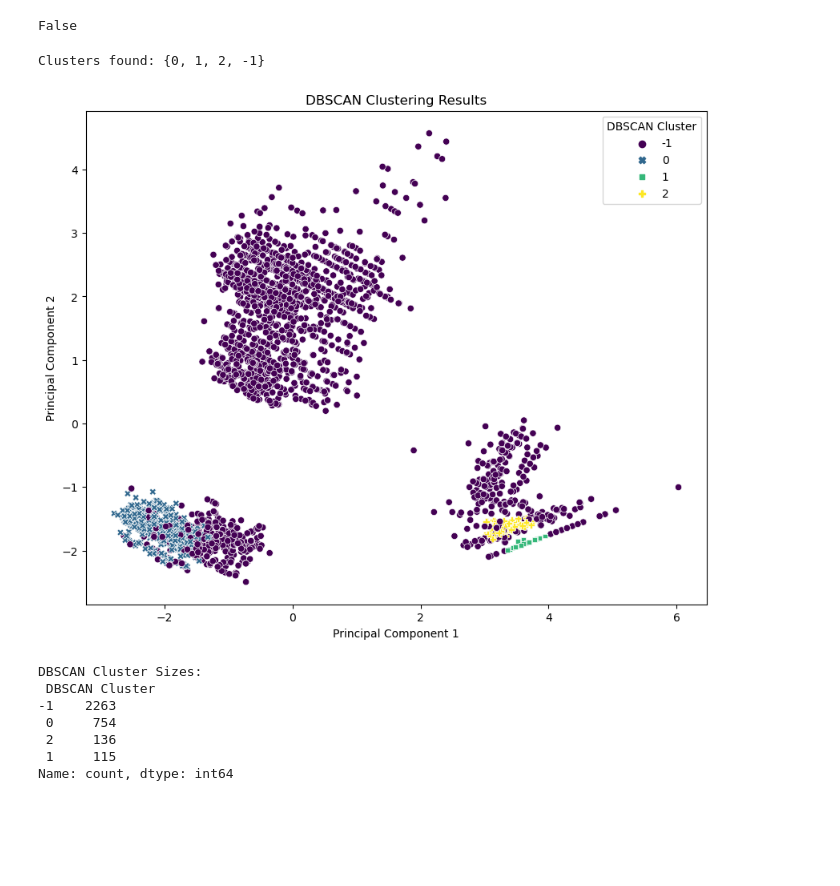
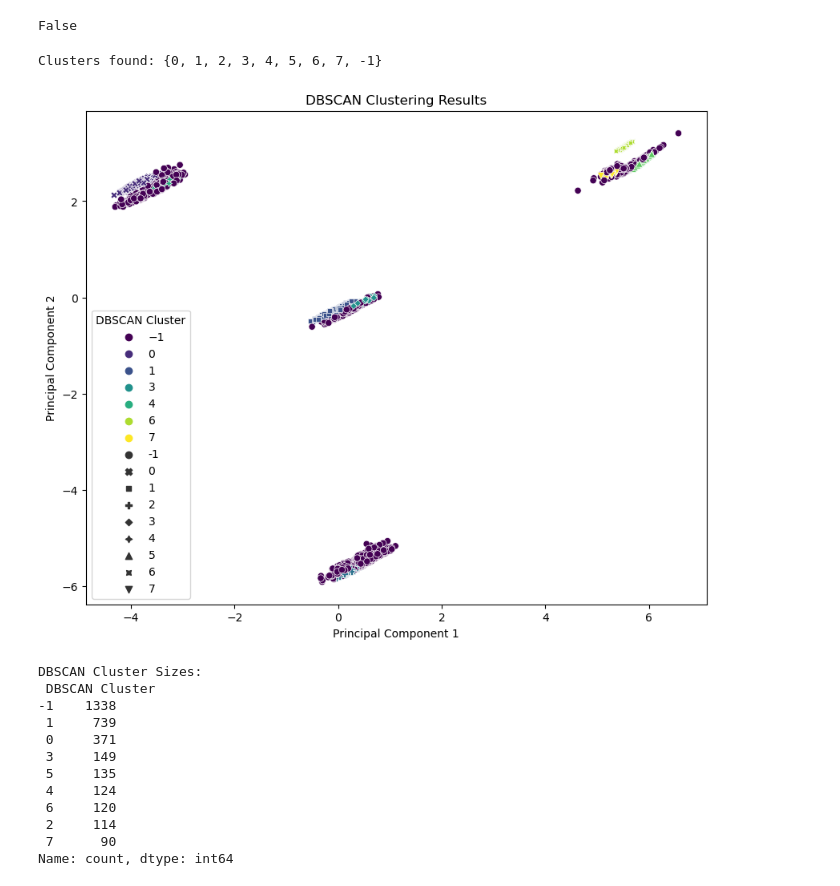
Before and after one commit to ravsssh/SneakersClustering, a Jupyter notebook: Unsupervised AdidasDBSCAN.ipynb, the cells around one changed output. Cells and saved outputs as stored; diff of their text form; code cells hidden in the pictures; blank space fills up the shorter version.

```diff
--- a/Unsupervised AdidasDBSCAN.ipynb
+++ b/Unsupervised AdidasDBSCAN.ipynb
@@ -1,6 +23,10 @@
 # %%
+import warnings
+import matplotlib.pyplot as plt
 import pandas as pd
 import numpy as np
-import matplotlib.pyplot as plt
-from sklearn.preprocessing import StandardScaler, LabelEncoder
-from sklearn.cluster import KMeans
+
+warnings.filterwarnings('ignore')
+pd.set_option("display.max_rows", 100)
+df = pd.read_csv('data_nike_vs_addidas_unsupervised.csv')
+df.head(100)
@@ -9,3 +51,5 @@ df = pd.read_csv('https://storage.googleapis.com/kagglesdsdata/datasets/3815130/
+# %%
+df.at[0, 'Brand'] = 'Adidas ORIGINALS'
 # %%
 df
 # %% [output]
@@ -24,0 +90,3 @@ df
+# %%
+df.drop_duplicates(inplace = True)
+df
@@ -209,7 +291,7 @@ from sklearn.metrics import silhouette_score, calinski_harabasz_score, davies_bo
 df['Brand'] = df['Brand'].astype(str)
 
 # Perform OneHotEncoding on 'Brand'
-brand_encoder = OneHotEncoder(drop='first', sparse=False)
+brand_encoder = OneHotEncoder(drop='first', sparse_output=False)
 brand_encoded = brand_encoder.fit_transform(df[['Brand']])
 brand_columns = brand_encoder.get_feature_names_out(['Brand'])
 df_encoded = pd.DataFrame(brand_encoded, columns=brand_columns, index=df.index)
@@ -236,44 +318,49 @@ scaler = StandardScaler()
 scaled_features = scaler.fit_transform(X)
 
 # Initialize and fit DBSCAN
-dbscan = DBSCAN(eps=0.8, min_samples=100)  # You may need to adjust eps and min_samples based on your data
+dbscan = DBSCAN(eps=0.9, min_samples=50)  # You may need to adjust eps and min_samples based on your data
 dbscan_labels = dbscan.fit_predict(scaled_features)
 
 # Add DBSCAN labels to the DataFrame
 df['DBSCAN Cluster'] = dbscan_labels
 
 # Unique clusters and noise identified by DBSCAN
 unique_clusters = set(dbscan_labels)
 print(f"Clusters found: {unique_clusters}")
 
 # Re-run PCA if necessary and add components to the DataFrame
 pca = PCA(n_components=2)
 principal_components = pca.fit_transform(scaled_features)
 df['PC1'] = principal_components[:, 0]
 df['PC2'] = principal_components[:, 1]
 
 product_info['Cluster'] = dbscan_labels
 
 # Visualize resulting clusters
 plt.figure(figsize=(10, 8))
 sns.scatterplot(x='PC1', y='PC2', hue='DBSCAN Cluster', data=df, palette='viridis', style='DBSCAN Cluster', markers=True)
 plt.title('DBSCAN Clustering Results')
 plt.xlabel('Principal Component 1')
 plt.ylabel('Principal Component 2')
 plt.show()
 
 # Analyze number of points per cluster
 cluster_sizes_dbscan = df['DBSCAN Cluster'].value_counts()
 print("DBSCAN Cluster Sizes:\n", cluster_sizes_dbscan)
 # %% [output]
-Clusters found: {0, 1, 2, -1}
+Clusters found: {0, 1, 2, 3, 4, 5, 6, 7, -1}
-[figure, old version]
+[figure, new version]
 DBSCAN Cluster Sizes:
  DBSCAN Cluster
--1    2263
- 0     754
- 2     136
- 1     115
+-1    1338
+ 1     739
+ 0     371
+ 3     149
+ 5     135
+ 4     124
+ 6     120
+ 2     114
+ 7      90
 Name: count, dtype: int64
 # %%
 import numpy as np
```
Also changed, not shown: parts of 17 cells of this notebook, 6 other files.
